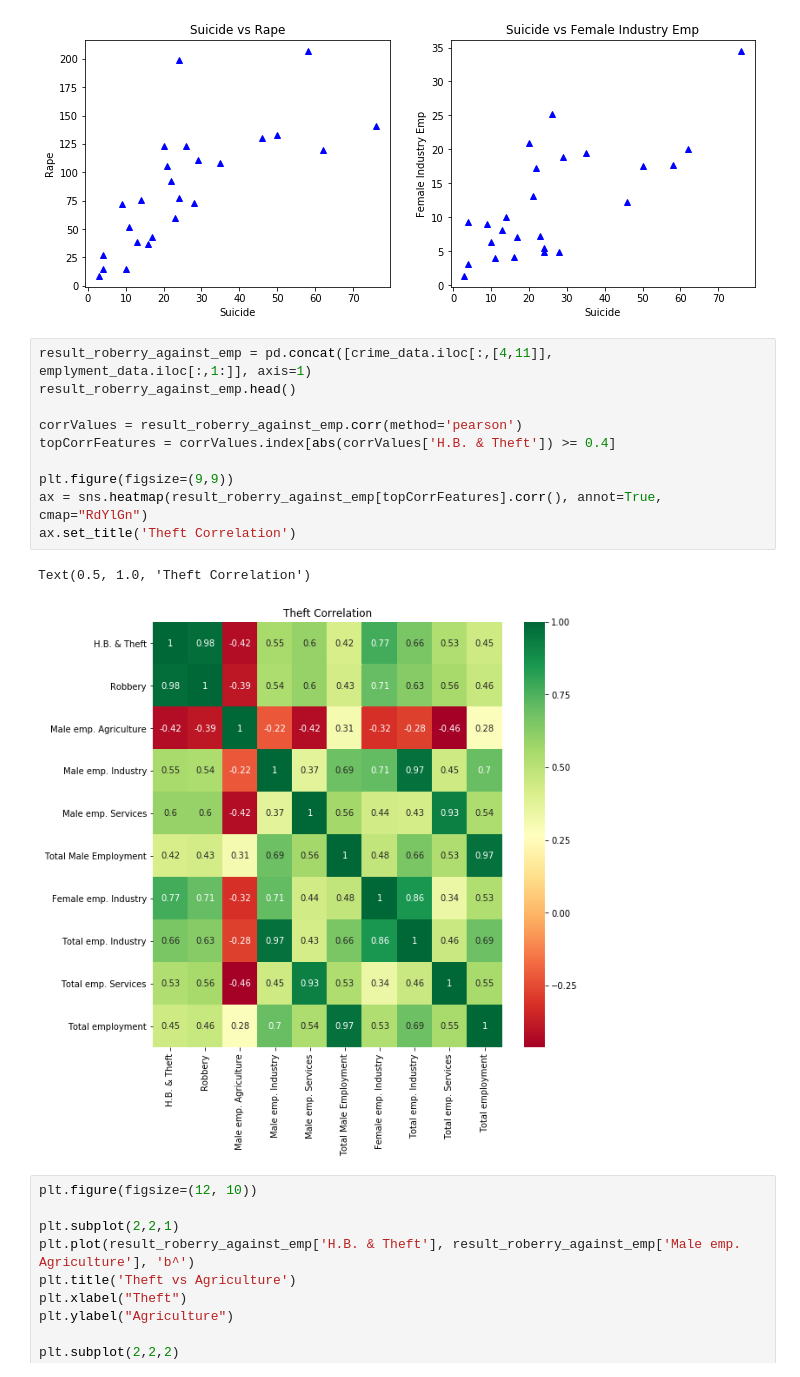
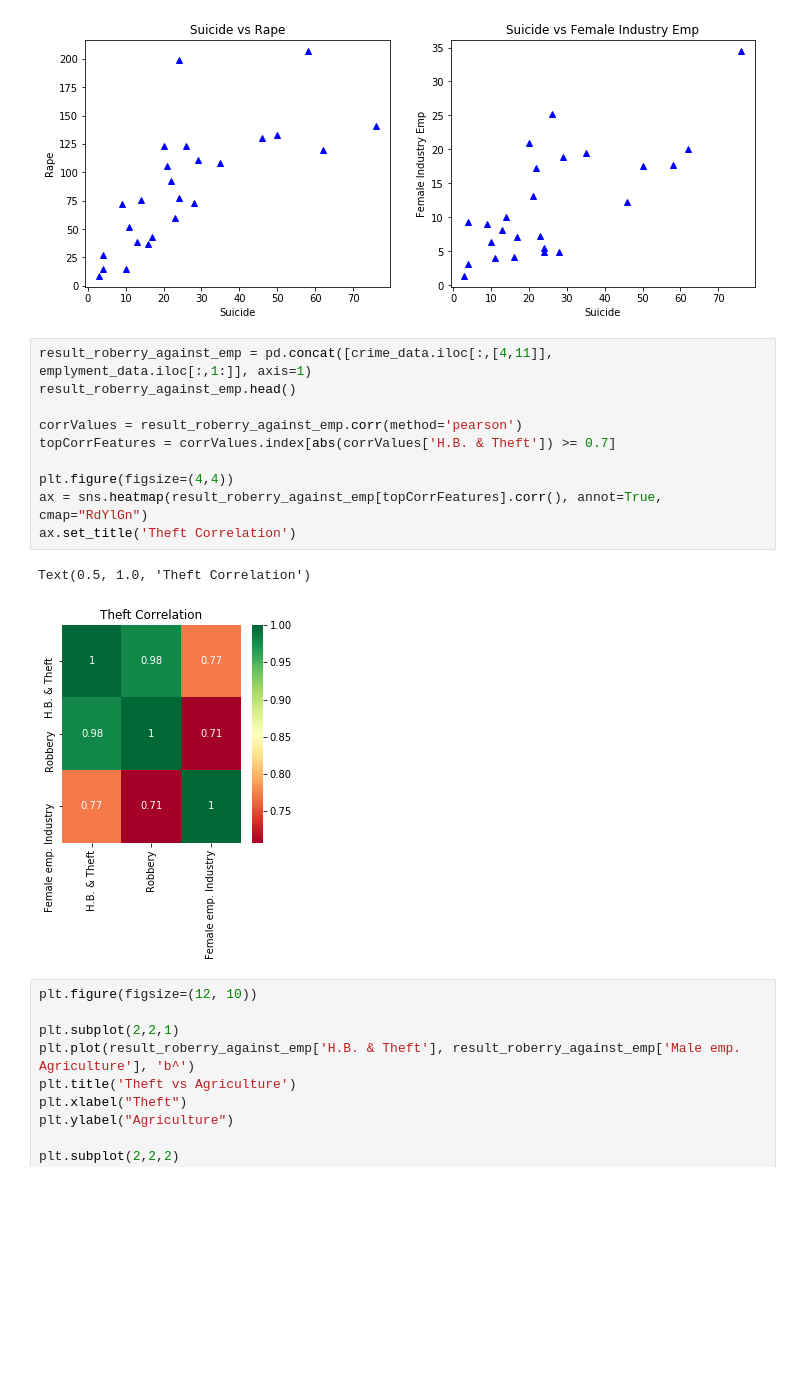
Before and after one commit to PraAnj/gov.lk.data.analysis, a Jupyter notebook: src/crime_analysis.ipynb, the cells around one changed output. Drawn from its saved outputs; the diff is of its cells as text; blank space fills up the shorter version.

```diff
--- a/src/crime_analysis.ipynb
+++ b/src/crime_analysis.ipynb
@@ -224,16 +214,16 @@ Text(0, 0.5, 'Female Industry Emp')
 # %%
 result_roberry_against_emp = pd.concat([crime_data.iloc[:,[4,11]], emplyment_data.iloc[:,1:]], axis=1)
 result_roberry_against_emp.head()
 
 corrValues = result_roberry_against_emp.corr(method='pearson')
-topCorrFeatures = corrValues.index[abs(corrValues['H.B. & Theft']) >= 0.4]
+topCorrFeatures = corrValues.index[abs(corrValues['H.B. & Theft']) >= 0.7]
 
-plt.figure(figsize=(9,9))
+plt.figure(figsize=(4,4))
 ax = sns.heatmap(result_roberry_against_emp[topCorrFeatures].corr(), annot=True, cmap="RdYlGn")
 ax.set_title('Theft Correlation')
 # %% [output]
 Text(0.5, 1.0, 'Theft Correlation')
-[figure, old version]
+[figure, new version]
 # %%
 plt.figure(figsize=(12, 10))
 
```
Also changed, not shown: parts of 13 cells of this notebook, 1 other file.
